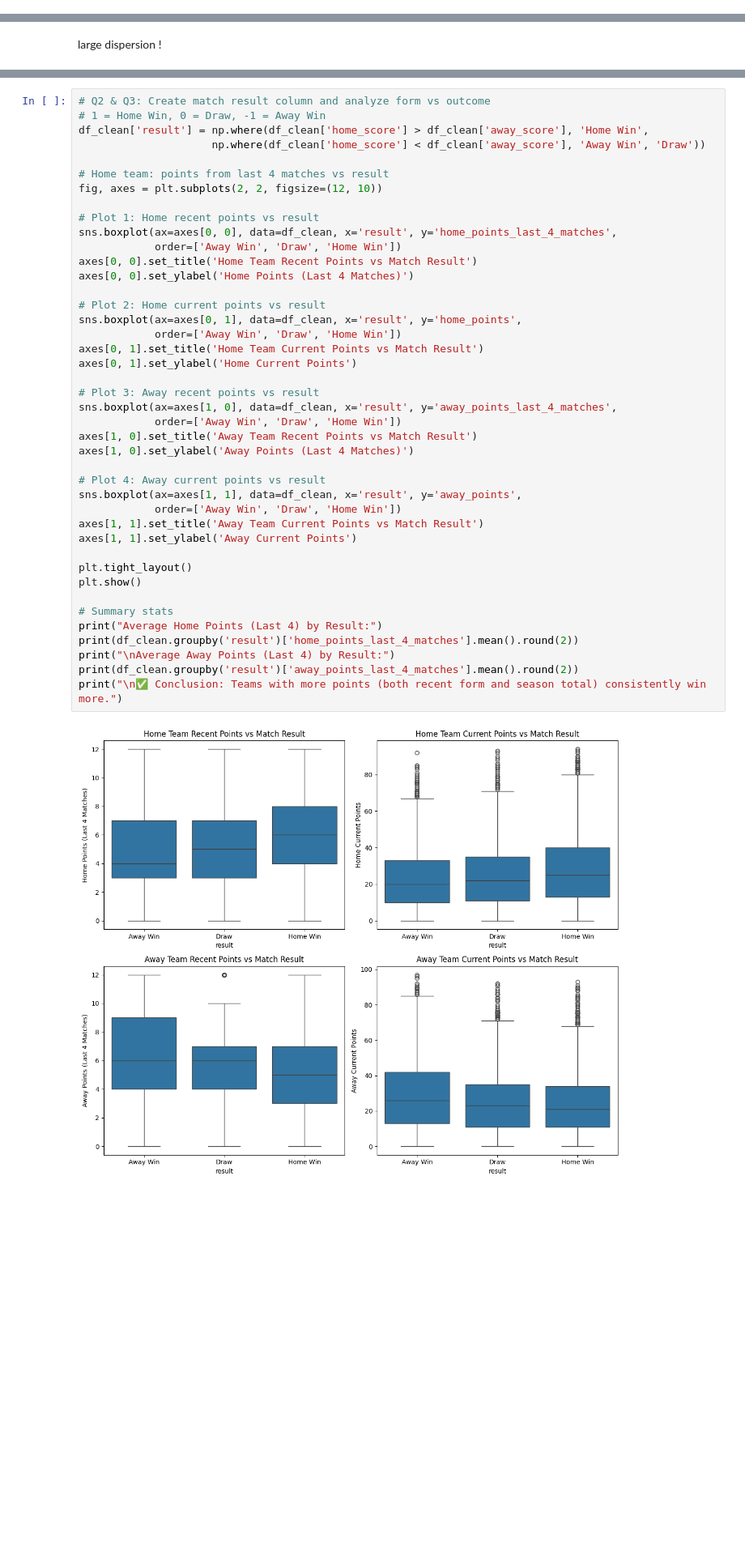
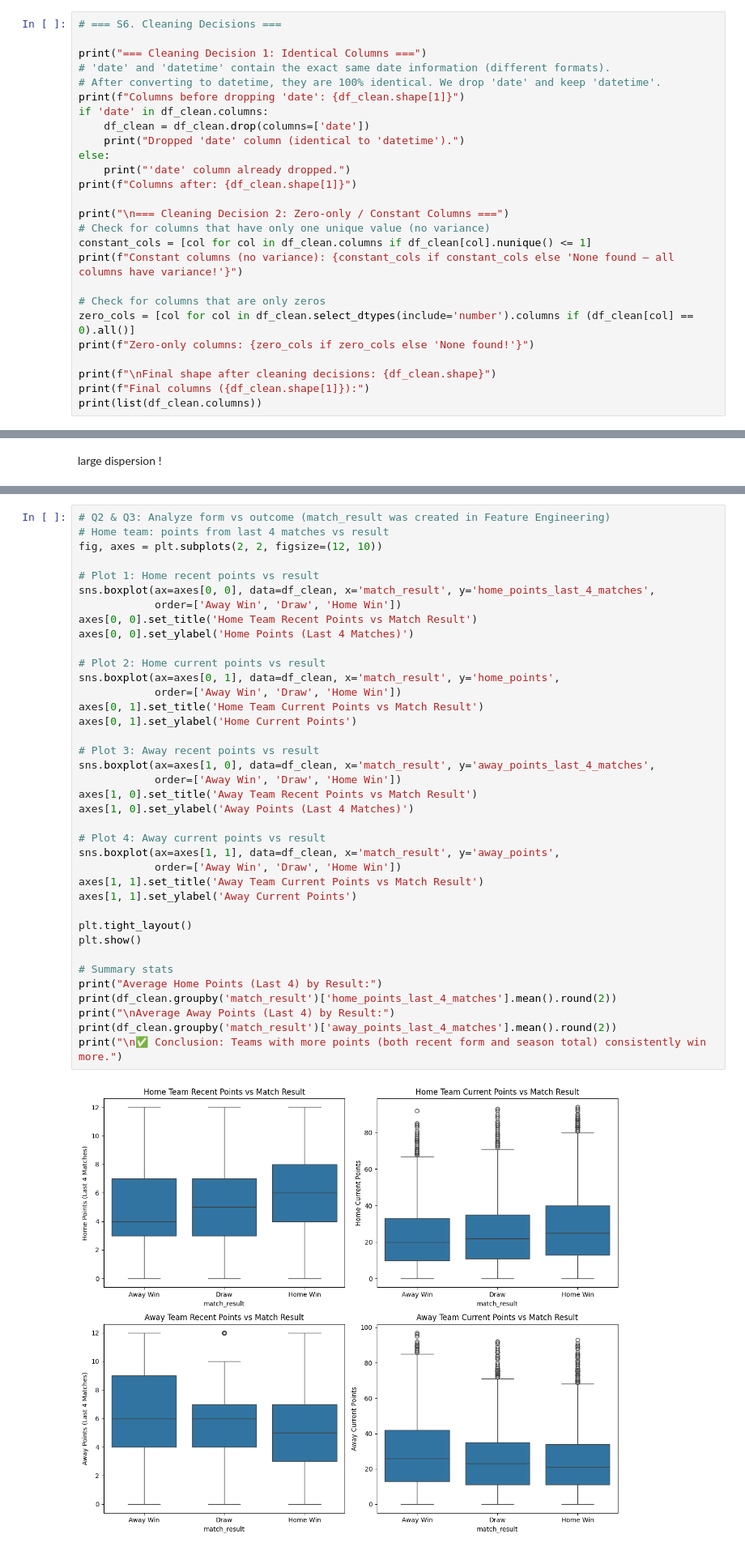
Before and after one commit to magrimuc/prj-2-eda-sql-football-matches-statistics, a Jupyter notebook: octavian_notebook.ipynb, the cells around one changed output, grey strips where cells are left out. Shown at 81% size. Saved outputs shown, nothing was run; the diff lists cells and outputs as text; blank space fills up the shorter version.

```diff
--- a/octavian_notebook.ipynb
+++ b/octavian_notebook.ipynb
@@ -376,0 +415,26 @@ memory usage: 6.7 MB
+# %%
+# === S6. Cleaning Decisions ===
+
+print("=== Cleaning Decision 1: Identical Columns ===")
+# 'date' and 'datetime' contain the exact same date information (different formats).
+# After converting to datetime, they are 100% identical. We drop 'date' and keep 'datetime'.
+print(f"Columns before dropping 'date': {df_clean.shape[1]}")
+if 'date' in df_clean.columns:
+    df_clean = df_clean.drop(columns=['date'])
+    print("Dropped 'date' column (identical to 'datetime').")
+else:
+    print("'date' column already dropped.")
+print(f"Columns after: {df_clean.shape[1]}")
+
+print("\n=== Cleaning Decision 2: Zero-only / Constant Columns ===")
+# Check for columns that have only one unique value (no variance)
+constant_cols = [col for col in df_clean.columns if df_clean[col].nunique() <= 1]
+print(f"Constant columns (no variance): {constant_cols if constant_cols else 'None found — all columns have variance!'}")
+
+# Check for columns that are only zeros
+zero_cols = [col for col in df_clean.select_dtypes(include='number').columns if (df_clean[col] == 0).all()]
+print(f"Zero-only columns: {zero_cols if zero_cols else 'None found!'}")
+
+print(f"\nFinal shape after cleaning decisions: {df_clean.shape}")
+print(f"Final columns ({df_clean.shape[1]}):")
+print(list(df_clean.columns))
@@ -765,47 +908,43 @@ Total xG vs Total Goals correlation: 0.572
 ### Q2 & Q3: Team Form (Previous Points) vs Match Outcome
 We test whether a team's recent performance (points from last 4 matches) correlates with winning. We also check if current standings points predict match results.
 # %%
-# Q2 & Q3: Create match result column and analyze form vs outcome
-# 1 = Home Win, 0 = Draw, -1 = Away Win
-df_clean['result'] = np.where(df_clean['home_score'] > df_clean['away_score'], 'Home Win',
-                     np.where(df_clean['home_score'] < df_clean['away_score'], 'Away Win', 'Draw'))
-
+# Q2 & Q3: Analyze form vs outcome (match_result was created in Feature Engineering)
 # Home team: points from last 4 matches vs result
 fig, axes = plt.subplots(2, 2, figsize=(12, 10))
 
 # Plot 1: Home recent points vs result
-sns.boxplot(ax=axes[0, 0], data=df_clean, x='result', y='home_points_last_4_matches',
+sns.boxplot(ax=axes[0, 0], data=df_clean, x='match_result', y='home_points_last_4_matches',
             order=['Away Win', 'Draw', 'Home Win'])
 axes[0, 0].set_title('Home Team Recent Points vs Match Result')
 axes[0, 0].set_ylabel('Home Points (Last 4 Matches)')
 
 # Plot 2: Home current points vs result
-sns.boxplot(ax=axes[0, 1], data=df_clean, x='result', y='home_points',
+sns.boxplot(ax=axes[0, 1], data=df_clean, x='match_result', y='home_points',
             order=['Away Win', 'Draw', 'Home Win'])
 axes[0, 1].set_title('Home Team Current Points vs Match Result')
 axes[0, 1].set_ylabel('Home Current Points')
 
 # Plot 3: Away recent points vs result
-sns.boxplot(ax=axes[1, 0], data=df_clean, x='result', y='away_points_last_4_matches',
+sns.boxplot(ax=axes[1, 0], data=df_clean, x='match_result', y='away_points_last_4_matches',
             order=['Away Win', 'Draw', 'Home Win'])
 axes[1, 0].set_title('Away Team Recent Points vs Match Result')
 axes[1, 0].set_ylabel('Away Points (Last 4 Matches)')
 
 # Plot 4: Away current points vs result
-sns.boxplot(ax=axes[1, 1], data=df_clean, x='result', y='away_points',
+sns.boxplot(ax=axes[1, 1], data=df_clean, x='match_result', y='away_points',
             order=['Away Win', 'Draw', 'Home Win'])
 axes[1, 1].set_title('Away Team Current Points vs Match Result')
 axes[1, 1].set_ylabel('Away Current Points')
 
 plt.tight_layout()
 plt.show()
 
 # Summary stats
 print("Average Home Points (Last 4) by Result:")
-print(df_clean.groupby('result')['home_points_last_4_matches'].mean().round(2))
+print(df_clean.groupby('match_result')['home_points_last_4_matches'].mean().round(2))
 print("\nAverage Away Points (Last 4) by Result:")
-print(df_clean.groupby('result')['away_points_last_4_matches'].mean().round(2))
+print(df_clean.groupby('match_result')['away_points_last_4_matches'].mean().round(2))
 print("\n✅ Conclusion: Teams with more points (both recent form and season total) consistently win more.")
 # %% [output]
-[figure, old version]
+[figure, new version]
 Average Home Points (Last 4) by Result:
```
Also changed, not shown: parts of 23 cells of this notebook, 1 other file.
